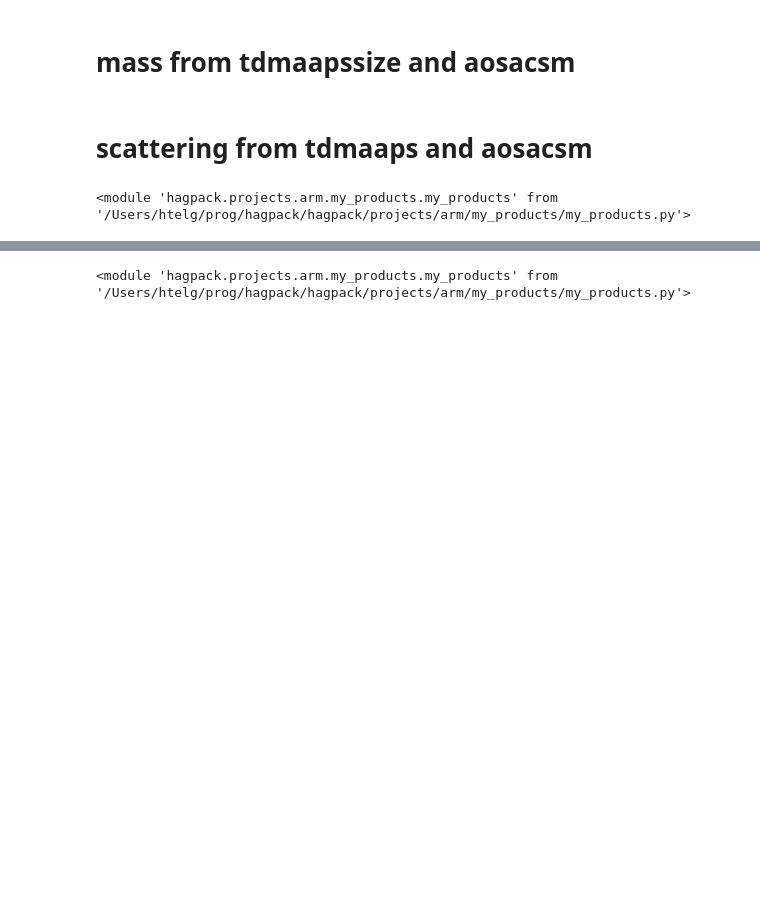
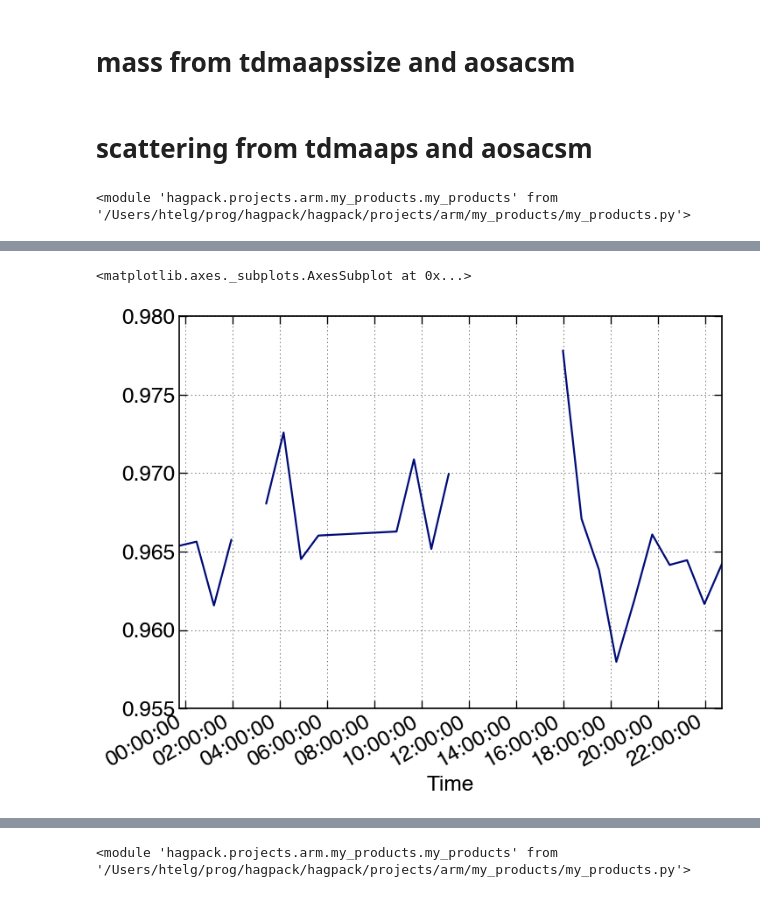
Before and after one commit to hagne/hagpack, a Jupyter notebook: hagpack/projects/arm/my products.ipynb, the cells around one changed output, grey strips where cells are left out. Drawn from its saved outputs; the diff is of its cells as text; code cells hidden in the pictures; blank space fills up the shorter version.

```diff
--- a/hagpack/projects/arm/my products.ipynb
+++ b/hagpack/projects/arm/my products.ipynb
@@ -321,0 +333,5 @@ Applied growth factor of 1
+# %%
+(product1.result / product.result).plot()
+# %% [output]
+<matplotlib.axes._subplots.AxesSubplot at 0x...>
+[figure, added]
```
Also changed, not shown: parts of 101 cells of this notebook, 4 other files.
